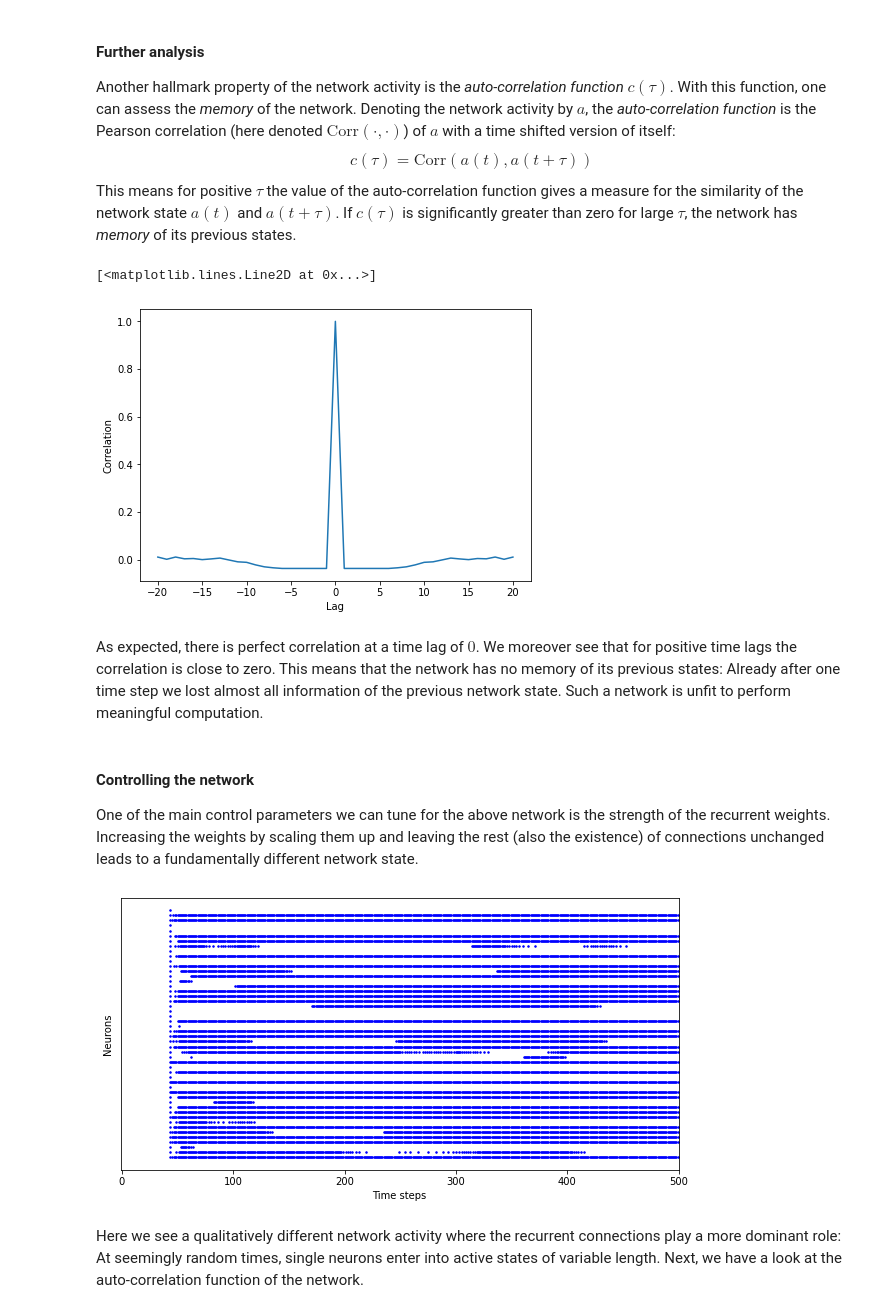
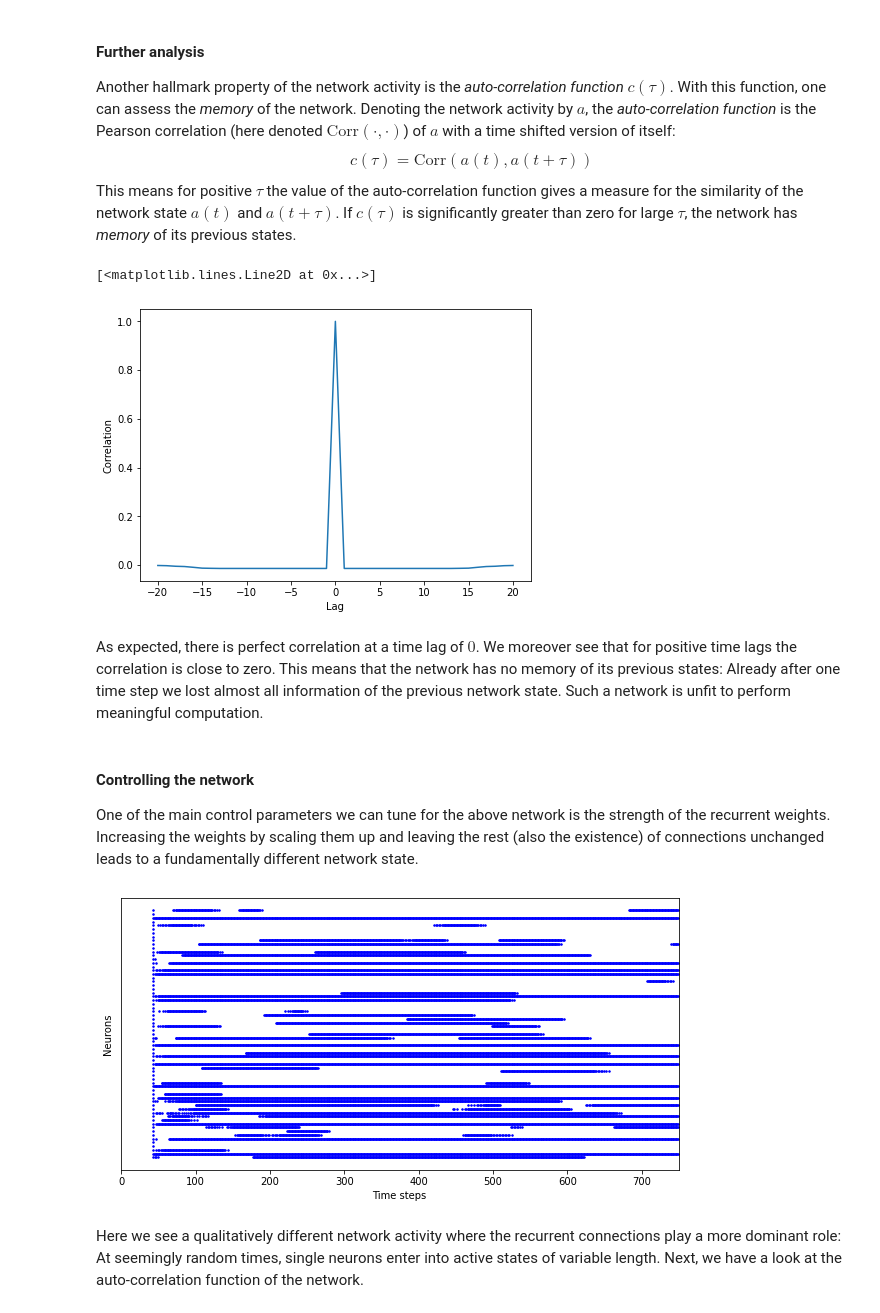
Before and after one commit to lava-nc/lava, a Jupyter notebook: tutorials/end_to_end/tutorial02_excitatory_inhibitory_network.ipynb, the cells around one changed output. Saved outputs shown, nothing was run; the diff lists cells and outputs as text; code cells hidden in the pictures.

```diff
--- a/tutorials/end_to_end/tutorial02_excitatory_inhibitory_network.ipynb
+++ b/tutorials/end_to_end/tutorial02_excitatory_inhibitory_network.ipynb
@@ -133,7 +133,9 @@ We here follow the common choice that the ratio $\gamma$ between the number of e
 np.random.seed(1234)
 
 # Fix network size
-num_neurons = 300
+num_neurons_exc = 320
+num_neurons_inh = 80
+num_neurons = num_neurons_exc + num_neurons_inh
 shape = (num_neurons,)
 
 # Single neuron paramters
@@ -171,7 +173,7 @@ weights[mask_pos_weights * inh_conns] = 0
 weights[inh_conns] *= g
 
 # Parameters Paramters for E/I network
-ei_network_params = {"shape": shape, "weights": weights, **lif_params}
+network_params_balanced = {"shape": shape, "weights": weights, **lif_params}
 # %% [markdown]
 #### Execution and Results
 # %%
@@ -181,24 +183,24 @@ from lava.magma.core.run_configs import Loihi1SimCfg
 from lava.proc.io import sink, source
 
 # Configurations for execution
-num_steps = 500
+num_steps = 750
 rcfg = Loihi1SimCfg(select_tag='floating_pt', select_sub_proc_model=True)
 run_cond = RunSteps(num_steps=num_steps)
 
 # Instantiating network and IO processes
-network = EINetwork(**ei_network_params)
+network_balanced = EINetwork(**network_params_balanced)
 inport_plug = source.RingBuffer(data=np.zeros((num_neurons, 1)))
 outport_plug = sink.RingBuffer(shape=shape, buffer=num_steps)
 
-inport_plug.s_out.connect(network.a_in)
-network.s_out.connect(outport_plug.a_in)
+inport_plug.s_out.connect(network_balanced.a_in)
+network_balanced.s_out.connect(outport_plug.a_in)
 
-network.run(condition=run_cond, run_cfg=rcfg)
+network_balanced.run(condition=run_cond, run_cfg=rcfg)
 
 # Fetching spiking activity
-spks = outport_plug.data.get()
+spks_balanced = outport_plug.data.get()
 
-network.stop()
+network_balanced.stop()
 # %% [markdown]
 #### Visualizing the acitvity
 First, we visually inspect to spiking activity of the neurons in the network.
@@ -290,7 +292,7 @@ def auto_corr_fct(spks, max_lag=20):
 
     return lags, auto_corr_fct
 # %%
-lags, ac_fct = auto_corr_fct(spks=spks)
+lags, ac_fct = auto_corr_fct(spks=spks_balanced)
 
 # Plotting the auto-correlation function
 plt.figure(figsize=(7,5))
@@ -299,43 +301,43 @@ plt.ylabel('Correlation')
 plt.plot(lags, ac_fct)
 # %% [output]
 [<matplotlib.lines.Line2D at 0x...>]
-[figure, old version]
+[figure, new version]
-# %% [markdown]
-As expected, there is perfect correlation at a time lag of $0$. </br>
-We moreover see that for positive time lags the correlation is close to zero. </br>
-This means that the network has no memory of its previous states: Already after one time step we lost almost all information of the previous network state. </br>
-Such a network is unfit to perform meaningful computation.
+# %% [markdown]
+As expected, there is perfect correlation at a time lag of $0$. </br>
+We moreover see that for positive time lags the correlation is close to zero. </br>
+This means that the network has no memory of its previous states: Already after one time step we lost almost all information of the previous network state. </br>
+Such a network is unfit to perform meaningful computation.
 # %% [markdown]
 #### Controlling the network
 One of the main control parameters we can tune for the above network is the strength of the recurrent weights. </br>
 Increasing the weights by scaling them up and leaving the rest (also the existence) of connections unchanged leads to a fundamentally different network state.
 # %%
 # Changing the strenghts of the recurrent connections
-ei_network_params['weights'] = 1e2 * ei_network_params['weights']
+network_params_critical = network_params_balanced.copy()
+network_params_critical['weights'] = 1e2 * network_params_critical['weights']
 
 # Configurations for execution
-num_steps = 500
 rcfg = Loihi1SimCfg(select_tag='floating_pt', select_sub_proc_model=True)
 run_cond = RunSteps(num_steps=num_steps)
 
 # Creating new new network with changed weights
-network_strong_weights = EINetwork(**ei_network_params)
-inport_plug_strong_weights = source.RingBuffer(data=np.zeros((num_neurons, 1)))
-outport_plug_strong_weights = sink.RingBuffer(shape=shape, buffer=num_steps)
+network_critical = EINetwork(**network_params_critical)
+inport_plug = source.RingBuffer(data=np.zeros((num_neurons, 1)))
+outport_plug = sink.RingBuffer(shape=shape, buffer=num_steps)
 
-inport_plug_strong_weights.s_out.connect(network_strong_weights.a_in)
-network_strong_weights.s_out.connect(outport_plug_strong_weights.a_in)
+inport_plug.s_out.connect(network_critical.a_in)
+network_critical.s_out.connect(outport_plug.a_in)
 
-network_strong_weights.run(condition=run_cond, run_cfg=rcfg)
+network_critical.run(condition=run_cond, run_cfg=rcfg)
 
 # Fetching spiking activity
-spks_strong_weights = outport_plug_strong_weights.data.get()
+spks_critical = outport_plug.data.get()
 
-network.stop()
+network_critical.stop()
 # %%
-fig = raster_plot(spks=spks_strong_weights)
+fig = raster_plot(spks=spks_critical)
 # %% [output]
-[figure, old version]
+[figure, new version]
 # %% [markdown]
 Here we see a qualitatively different network activity where the recurrent connections play a more dominant role: </br>
 At seemingly random times, single neurons enter into active states of variable length. </br>
```
Also changed, not shown: parts of 18 cells of this notebook.
